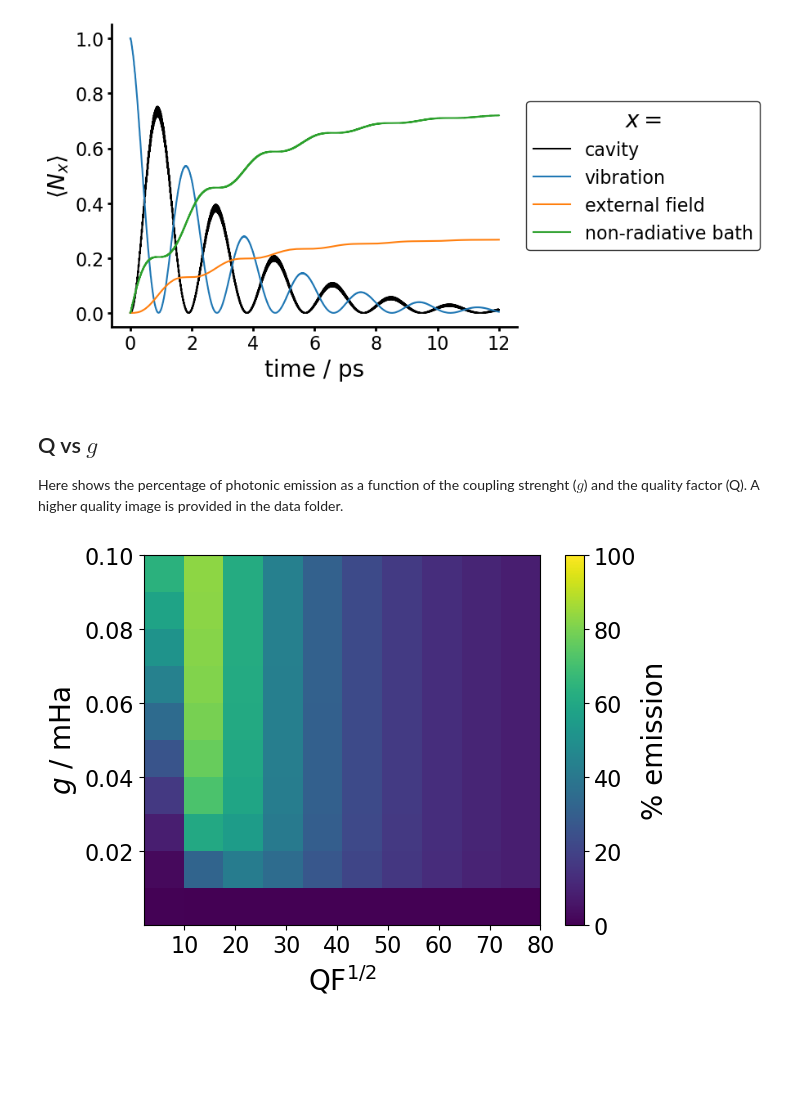
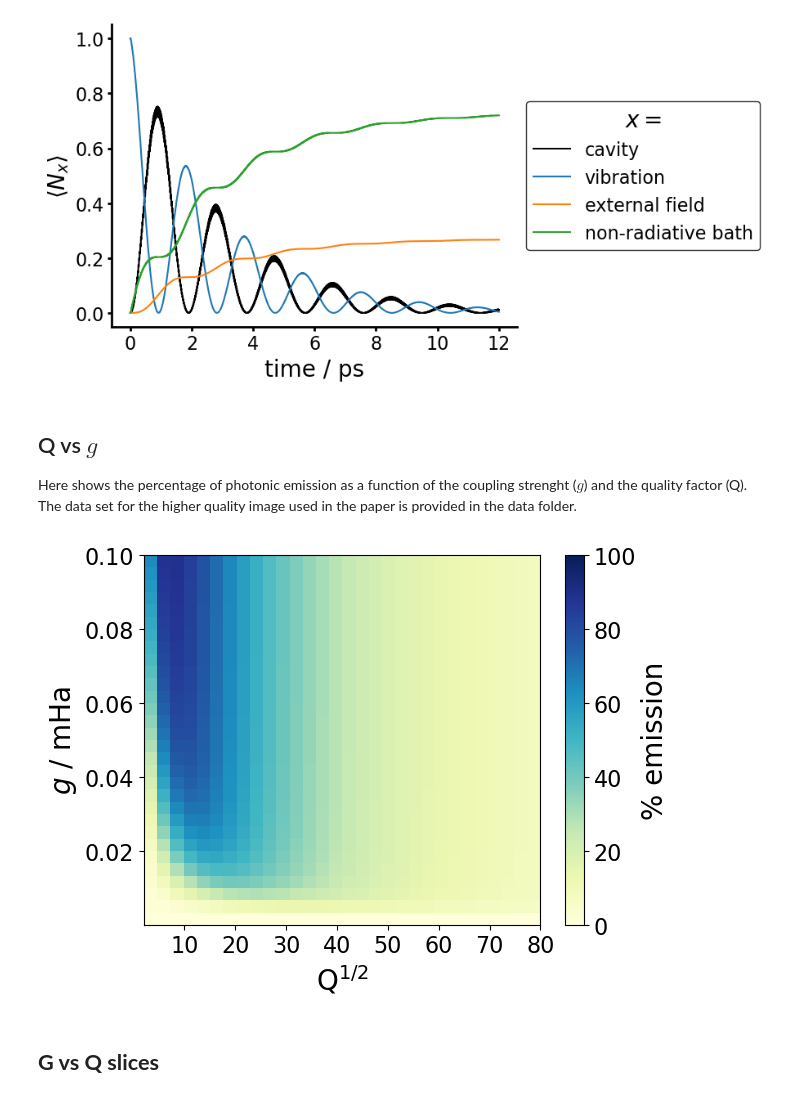
Before and after one commit to ctdub/ESVP, a Jupyter notebook: Data notes.ipynb, the cells around one changed output. Cells and saved outputs as stored; diff of their text form; code cells hidden in the pictures; blank space fills up the shorter version.

Commit message:
6-16-23: Updated data notebook to include all relevant figures from main text.

```diff
--- a/Data notes.ipynb
+++ b/Data notes.ipynb
@@ -30,7 +30,7 @@ k2eV = 4.55633e-6  # converts wavenumbers (cm-1) to atomic units (A.U.)
 def set_param():
     p = {'cavity freq': 1600 * k2eV,  # (cm-1) -> (A.U.)
                   'vibration freq': 1600 * k2eV,  # (cm-1) -> (A.U.)
-                  'Huang-Rhys': 1,
+                  'Huang-Rhys': 0.75,
                   'coupling': 0.04e-3,  # (A.U)
                   'final time': 10,  # (ps)
                   'time steps': 4000,
@@ -71,6 +71,7 @@ where $S$ is the Huang-Rhys factor. $N_\textrm{vib}$ can then be transformed in
 ## Coupling to Harmonic Baths
 The reservoir of external electromagnetic fields and solvent vibrations are included in the model by setting the number of field and bath modes to 500.
 # %%
+parameters = set_param()
 parameters['field size'] = 500
 parameters['bath size'] = 500
 
@@ -95,6 +96,7 @@ Figure 1 studies the parameter space of an isolated cavity-vibration system. Spe
 
 Below shows $\langle N_\textrm{vib} \rangle$ at $S = 0.75$ for different $g$ values.
 # %%
+parameters = set_param()
 # isolated system:
 parameters['field size'] = 0
 parameters['bath size'] = 0
@@ -249,15 +251,18 @@ Qout_1600[4] = nBath[1]  # bath occupation
 np.savetxt('data/Qout_1600.txt', Qout_1600)
 # %% [markdown]
 ## Q vs $g$
-Here shows the percentage of photonic emission as a function of the coupling strenght ($g$) and the quality factor (Q). A higher quality image is provided in the data folder.
+Here shows the percentage of photonic emission as a function of the coupling strenght ($g$) and the quality factor (Q). The data set for the higher quality image used in the paper is provided in the data folder.
 # %%
+parameters = set_param()
+parameters['field size'] = 500
+parameters['bath size'] = 500
 parameters['time steps'] = 2
 parameters['final time'] = 18
 
-QrangeSqrt = np.linspace(2, 80, 10)
+QrangeSqrt = np.linspace(2, 80, 30)
 # Converts quality factor into the cavity external field coupling factor kappa
 # cavity-vibration coupling values
-gRange = np.linspace(1e-8, 0.1e-03, 10)
+gRange = np.linspace(1e-8, 0.1e-03, 30)
 
 percEmiss = np.zeros((gRange.size, QrangeSqrt.size))
 for i, Qsqrt in enumerate(QrangeSqrt):
@@ -268,16 +273,18 @@ for i, Qsqrt in enumerate(QrangeSqrt):
         polDispl = twa.pol_displacement(parameters, polEn, polStates, siteEn)
         nField = twa.oc_dynamics(parameters, polEn, polStates, siteEn, polDispl, subsystem='field')
         percEmiss[j, i] = nField[1][1]/parameters['Huang-Rhys'] * 100
-
-plt.ylabel(r'$g$ / mHa', fontsize=20)
-plt.xlabel(r'$\mathrm{QF}^{1/2}$', fontsize=20)
-# plt.xticks(np.arange(0, max(kappa_range * 10**6)+5, 5))
-plt.xticks(fontsize=16)
-plt.yticks(fontsize=16)
-plt.imshow(percEmiss, extent=[QrangeSqrt[0], QrangeSqrt[-1], gRange[0] * 1e3, gRange[-1] * 1e3], aspect='auto', origin='lower',vmin=0, vmax=100)
-cbar = plt.colorbar()
-cbar.set_label(label='% emission', size=20)
-for t in cbar.ax.get_yticklabels():
-    t.set_fontsize(16)
-# %% [output]
-[figure, removed]
+# %%
+plt.ylabel(r'$g$ / mHa', fontsize=20)
+plt.xlabel(r'$\mathrm{Q}^{1/2}$', fontsize=20)
+plt.xticks(fontsize=16)
+plt.yticks(fontsize=16)
+plt.imshow(percEmiss, extent=[QrangeSqrt[0], QrangeSqrt[-1], gRange[0] * 1e3, gRange[-1] * 1e3], cmap='YlGnBu',
+           aspect='auto', origin='lower',vmin=0, vmax=100)
+cbar = plt.colorbar()
+cbar.set_label(label='% emission', size=20)
+for t in cbar.ax.get_yticklabels():
+    t.set_fontsize(16)
+# %% [output]
+[figure, added]
+# %% [markdown]
+## **G vs Q slices**
```
Also changed, not shown: parts of 7 cells of this notebook, 6 other files.
